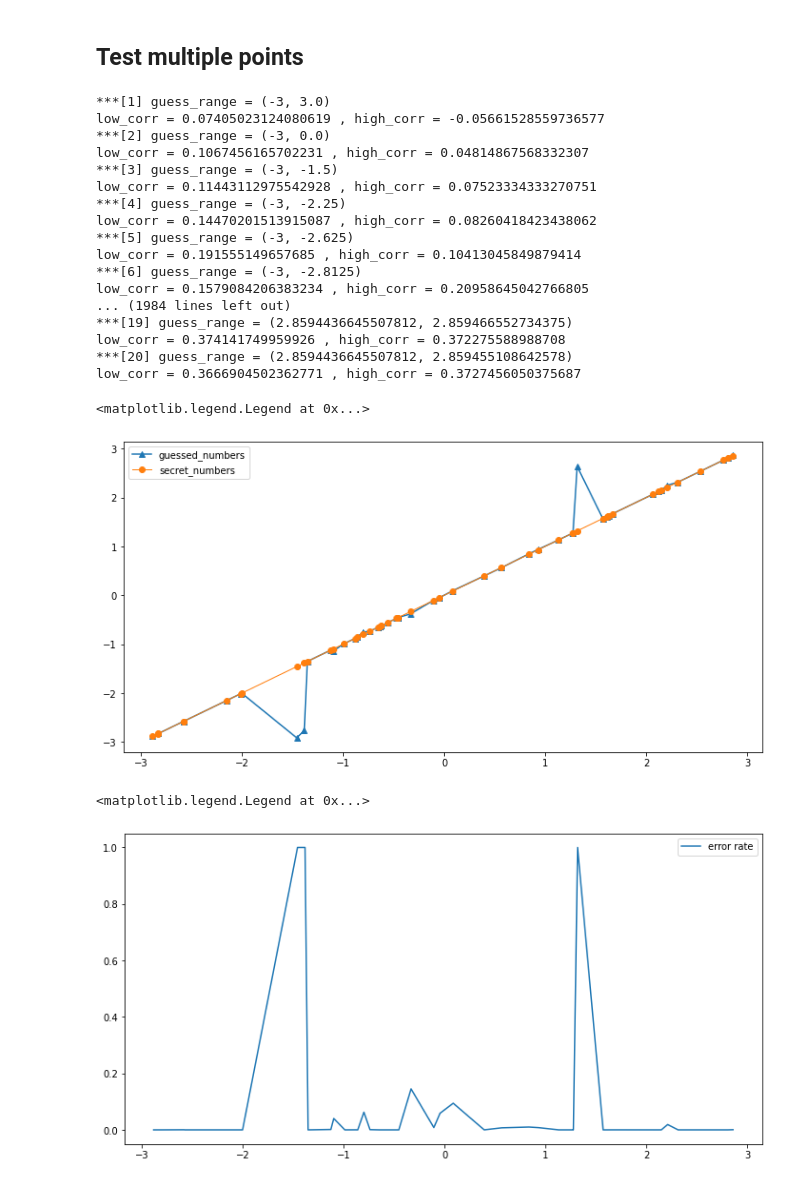
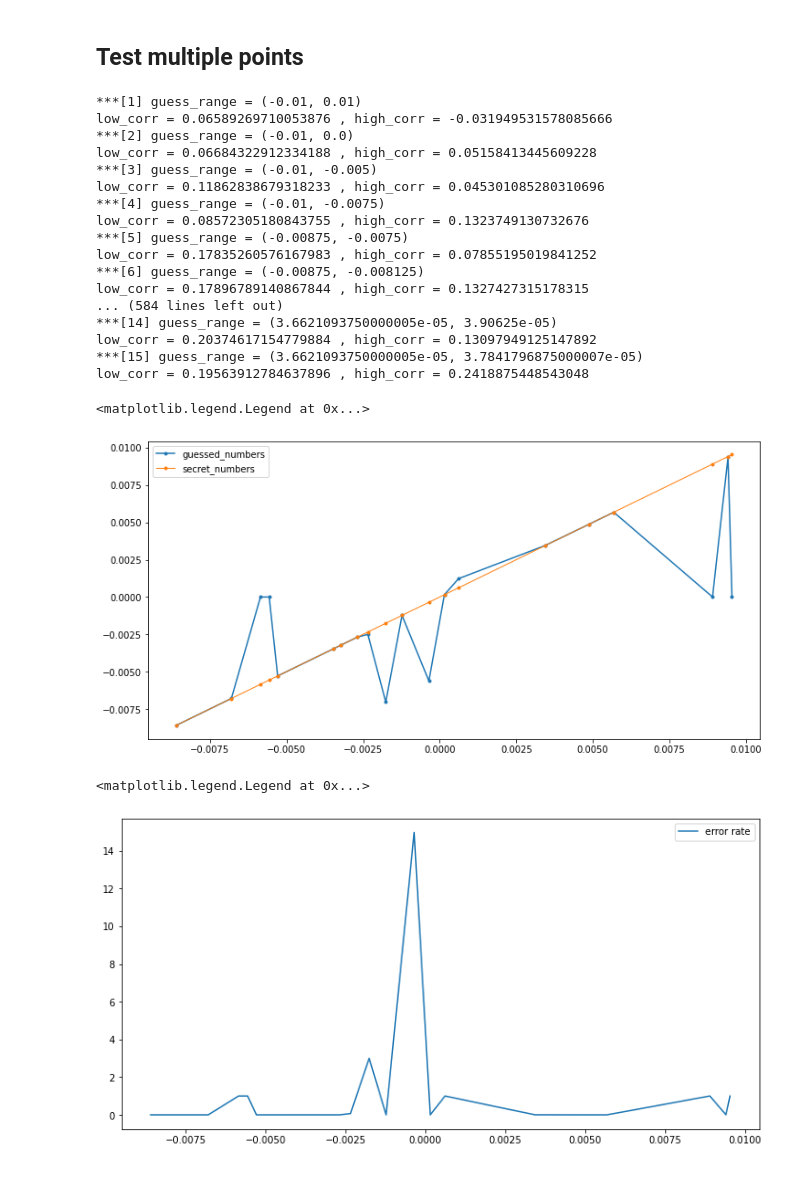
Before and after one commit to mu-triv/DPACv4, a Jupyter notebook: hwp.ipynb, the cells around one changed output. Cells and saved outputs as stored; diff of their text form; code cells hidden in the pictures.

```diff
--- a/hwp.ipynb
+++ b/hwp.ipynb
@@ -24,12 +24,11 @@ def hamming_weight(num):
 # %%
 def compute_corr(secret_number, guess_range, number_tests, known_inputs):
         low, high = guess_range
-        guess_val = np.arange(low, high, (high-low)/number_tests)
+        guess_val = np.arange(low, high, (high-low)/(number_tests-1.0+1e-5))
         hw = pd.DataFrame(columns=guess_val, data=known_inputs.reshape(-1, 1) * guess_val)
         hw['actual'] = known_inputs * secret_number
         corr = hw.applymap(lambda x: hamming_weight(x)).corr(method='pearson')
-        c = corr.drop('actual', axis=0)['actual']
-        return c.mean()
+        return corr['actual'].drop('actual').mean()
 
 
 def guess_number_range(secret_number, guess_range, prescision, number_tests, known_inputs):
@@ -91,46 +90,46 @@ error rate = 0.0003 %
 ## Test multiple points
 # %%
 # initialize
-guess_range = (-3, 3.0)
-prescision = 1e-5
+guess_range = (-1e-2, 1e-2)
+prescision = 1e-6
 number_tests = 10
 
-secret_numbers = np.sort(np.random.uniform(guess_range[0], guess_range[1], 50))
-known_inputs = np.random.uniform(-1.0, 1.0, 1000) * 1e2
+secret_numbers = np.sort(np.random.uniform(guess_range[0], guess_range[1], 20))
+known_inputs = np.random.uniform(-1.0, 1.0, 1000) * 1e-4
 
 results = pd.Series(index=secret_numbers, name='guessed_numbers', dtype=np.float32)
 for idx in results.index:
     grange = guess_number_range(idx, guess_range, prescision, number_tests, known_inputs)
     results[idx] = (grange[1] + grange[0]) / 2.0
 # %% [output]
-***[1] guess_range = (-3, 3.0)
-low_corr = 0.07405023124080619 , high_corr = -0.05661528559736577
-***[2] guess_range = (-3, 0.0)
-low_corr = 0.1067456165702231 , high_corr = 0.04814867568332307
-***[3] guess_range = (-3, -1.5)
-low_corr = 0.11443112975542928 , high_corr = 0.07523334333270751
-***[4] guess_range = (-3, -2.25)
-low_corr = 0.14470201513915087 , high_corr = 0.08260418423438062
-***[5] guess_range = (-3, -2.625)
-low_corr = 0.191555149657685 , high_corr = 0.10413045849879414
-***[6] guess_range = (-3, -2.8125)
-low_corr = 0.1579084206383234 , high_corr = 0.20958645042766805
-... (1984 lines left out)
-***[19] guess_range = (2.8594436645507812, 2.859466552734375)
-low_corr = 0.374141749959926 , high_corr = 0.372275588988708
-***[20] guess_range = (2.8594436645507812, 2.859455108642578)
-low_corr = 0.3666904502362771 , high_corr = 0.3727456050375687
+***[1] guess_range = (-0.01, 0.01)
+low_corr = 0.06589269710053876 , high_corr = -0.031949531578085666
+***[2] guess_range = (-0.01, 0.0)
+low_corr = 0.06684322912334188 , high_corr = 0.05158413445609228
+***[3] guess_range = (-0.01, -0.005)
+low_corr = 0.11862838679318233 , high_corr = 0.045301085280310696
+***[4] guess_range = (-0.01, -0.0075)
+low_corr = 0.08572305180843755 , high_corr = 0.1323749130732676
+***[5] guess_range = (-0.00875, -0.0075)
+low_corr = 0.17835260576167983 , high_corr = 0.07855195019841252
+***[6] guess_range = (-0.00875, -0.008125)
+low_corr = 0.17896789140867844 , high_corr = 0.1327427315178315
+... (584 lines left out)
+***[14] guess_range = (3.6621093750000005e-05, 3.90625e-05)
+low_corr = 0.20374617154779884 , high_corr = 0.13097949125147892
+***[15] guess_range = (3.6621093750000005e-05, 3.7841796875000007e-05)
+low_corr = 0.19563912784637896 , high_corr = 0.2418875448543048
 # %%
-ax = results.plot(figsize = (12, 6), marker='^')
-ax.plot(results.index, results.index, marker='o', linewidth=1, label='secret_numbers')
+ax = results.plot(figsize = (12, 6), marker='.')
+ax.plot(results.index, results.index, marker='.', linewidth=1, label='secret_numbers')
 ax.legend()
 # %% [output]
 <matplotlib.legend.Legend at 0x...>
-[figure, old version]
+[figure, new version]
 # %%
 error_rate = ((results - results.index)/results.index).abs()
 ax = error_rate.plot(figsize = (12, 6), label='error rate')
 ax.legend()
 # %% [output]
 <matplotlib.legend.Legend at 0x...>
-[figure, old version]
+[figure, new version]
```
Also changed, not shown: parts of 7 cells of this notebook.
